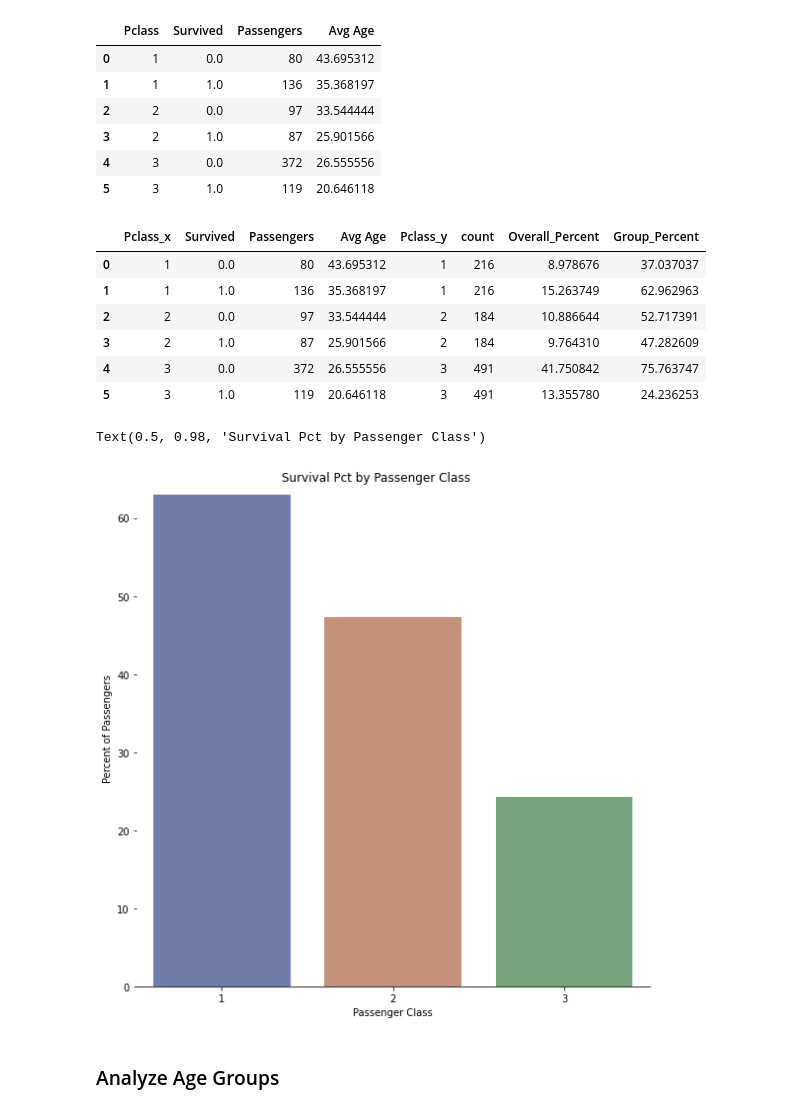
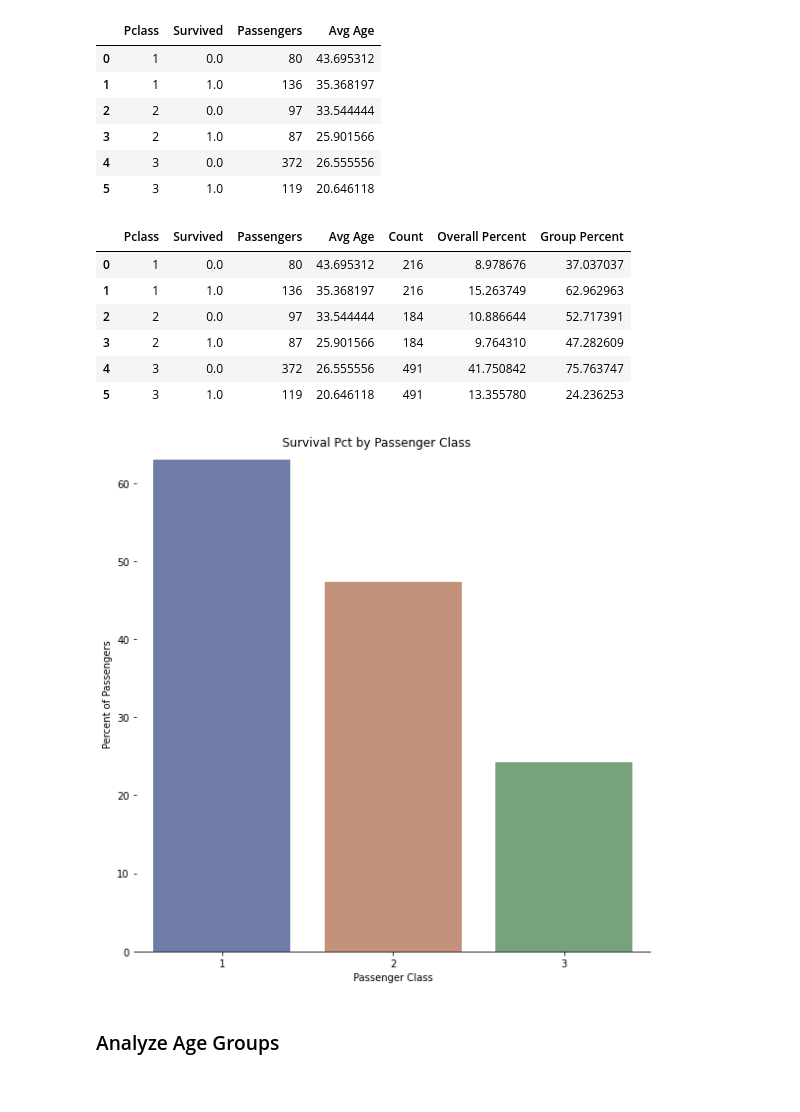
Before and after one commit to singlestore-labs/ibis-singlestoredb, a Jupyter notebook: examples/Titanic.ipynb, the cells around one changed output. Cells and saved outputs as stored; diff of their text form; code cells hidden in the pictures.

```diff
--- a/examples/Titanic.ipynb
+++ b/examples/Titanic.ipynb
@@ -17,7 +17,7 @@ ibis.options.interactive = True
 The connection parameters can either be [Python DB-API](https://peps.python.org/pep-0249/) style parameters,
 or a URL connection string as used by [SQLAlchemy](https://www.sqlalchemy.org).
 # %%
-conn = ibis.singlestoredb.connect('localhost/x_db')
+conn = ibis.singlestoredb.connect('root:@127.0.0.1/x_db')
 # %% [markdown]
 ### Head over to Kaggle and get the csv files for the titanic data
 
@@ -237,12 +235,10 @@ Text(0.5, 0.98, 'Passenger Classification within Gender')
 cols = [titanic_tbl.Pclass, titanic_tbl.Survived]
 train = titanic_tbl.Survived.notnull()
 
-freq = titanic_tbl[train].groupby(cols).aggregate (
-    [
-        titanic_tbl.count().name('Passengers'),
-        titanic_tbl.Age.mean().name('Avg Age')
-    ]
-).sort_by(cols)
+freq = titanic_tbl[train].groupby(cols).aggregate([
+    titanic_tbl.count().name('Passengers'),
+    titanic_tbl.Age.mean().name('Avg Age')
+]).sort_by(cols)
 freq
 # %% [output]
 |  | Pclass | Survived | Passengers | Avg Age |
@@ -253,41 +249,41 @@ freq
 | 4 | 3 | 0.0 | 372 | 26.555556 |
 | 5 | 3 | 1.0 | 119 | 20.646118 |
 # %%
-passenger = titanic_tbl[train].groupby(titanic_tbl.Pclass).count()
-joined = freq.join(passenger, freq.Pclass == passenger.Pclass)
+passenger = titanic_tbl[train].groupby(titanic_tbl.Pclass).count(metric_name='Count')
+joined = freq.join(passenger, freq.Pclass == passenger.Pclass, suffixes=('', '_')).drop('Pclass_')
 
 # Construct columns for joined table and execute to download data for plotting
 joined = joined[
     joined.columns + [
-    (100.0 * joined.Passengers / total).name('Overall_Percent'),
-    (100.0 * joined.Passengers / joined['count']).name('Group_Percent')
+    (100.0 * joined.Passengers / total).name('Overall Percent'),
+    (100.0 * joined.Passengers / joined.Count).name('Group Percent')
     ]
-].execute()
-
+]
 joined
 # %% [output]
-|  | Pclass_x | Survived | Passengers | Avg Age | Pclass_y | count | Overall_Percent | Group_Percent |
-| 0 | 1 | 0.0 | 80 | 43.695312 | 1 | 216 | 8.978676 | 37.037037 |
-| 1 | 1 | 1.0 | 136 | 35.368197 | 1 | 216 | 15.263749 | 62.962963 |
-| 2 | 2 | 0.0 | 97 | 33.544444 | 2 | 184 | 10.886644 | 52.717391 |
-| 3 | 2 | 1.0 | 87 | 25.901566 | 2 | 184 | 9.764310 | 47.282609 |
-| 4 | 3 | 0.0 | 372 | 26.555556 | 3 | 491 | 41.750842 | 75.763747 |
-| 5 | 3 | 1.0 | 119 | 20.646118 | 3 | 491 | 13.355780 | 24.236253 |
+|  | Pclass | Survived | Passengers | Avg Age | Count | Overall Percent | Group Percent |
+| 0 | 1 | 0.0 | 80 | 43.695312 | 216 | 8.978676 | 37.037037 |
+| 1 | 1 | 1.0 | 136 | 35.368197 | 216 | 15.263749 | 62.962963 |
+| 2 | 2 | 0.0 | 97 | 33.544444 | 184 | 10.886644 | 52.717391 |
+| 3 | 2 | 1.0 | 87 | 25.901566 | 184 | 9.764310 | 47.282609 |
+| 4 | 3 | 0.0 | 372 | 26.555556 | 491 | 41.750842 | 75.763747 |
+| 5 | 3 | 1.0 | 119 | 20.646118 | 491 | 13.355780 | 24.236253 |
 # %%
-cond = joined['Survived'] == 1.
+joined = joined.execute()
+
+cond = joined.Survived == 1.
 
 g = sns.catplot(
     data=joined[cond],
     kind='bar',
-    x='Pclass_x', y='Group_Percent',
+    x='Pclass', y='Group Percent',
     palette='dark', alpha=.6, height=8
 )
 
 g.despine(left=True)
 g.set_axis_labels('Passenger Class', 'Percent of Passengers')
-g.fig.suptitle('Survival Pct by Passenger Class')
+g.fig.suptitle('Survival Pct by Passenger Class');
 # %% [output]
-Text(0.5, 0.98, 'Survival Pct by Passenger Class')
 [figure]
 # %% [markdown]
 ### Analyze Age Groups
```
Also changed, not shown: parts of 18 cells of this notebook.
